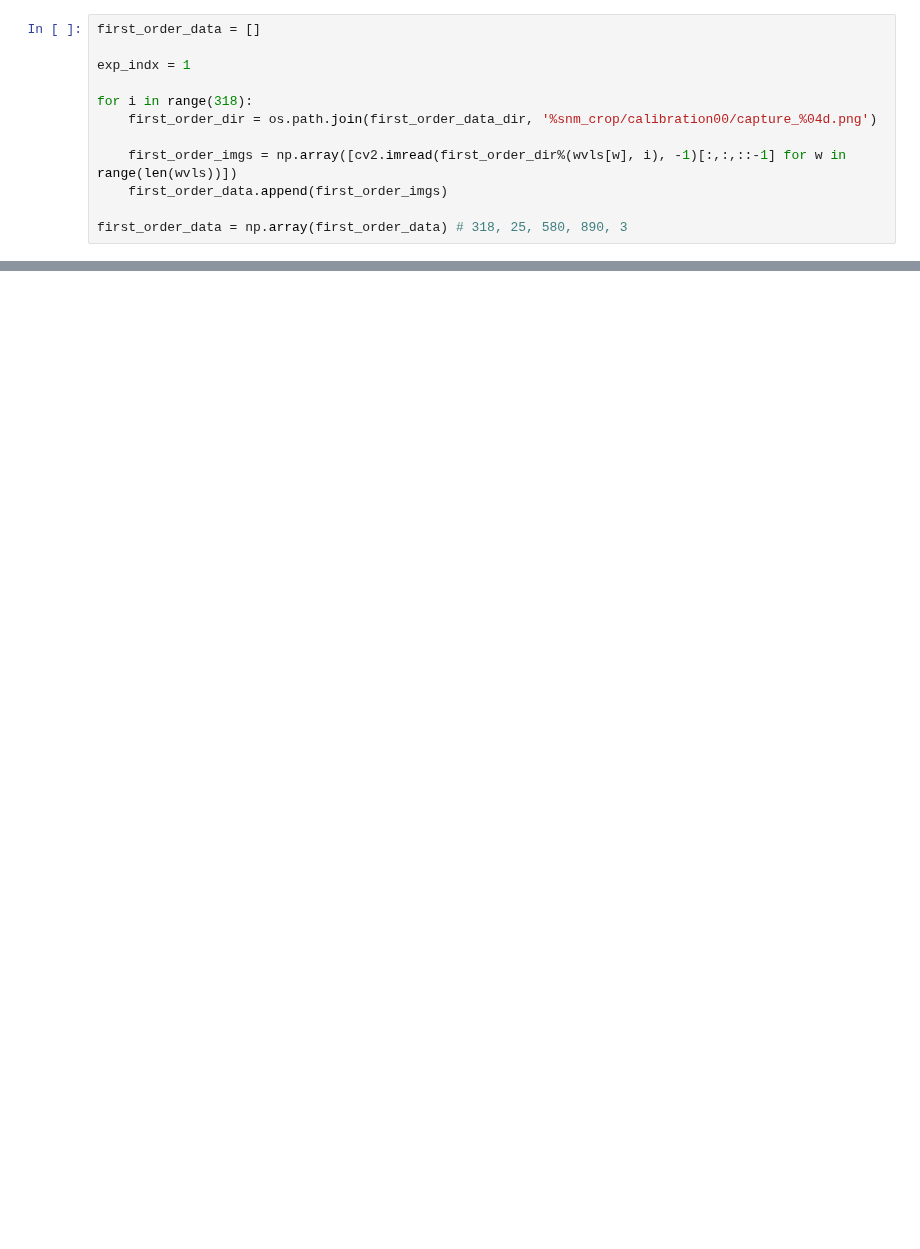
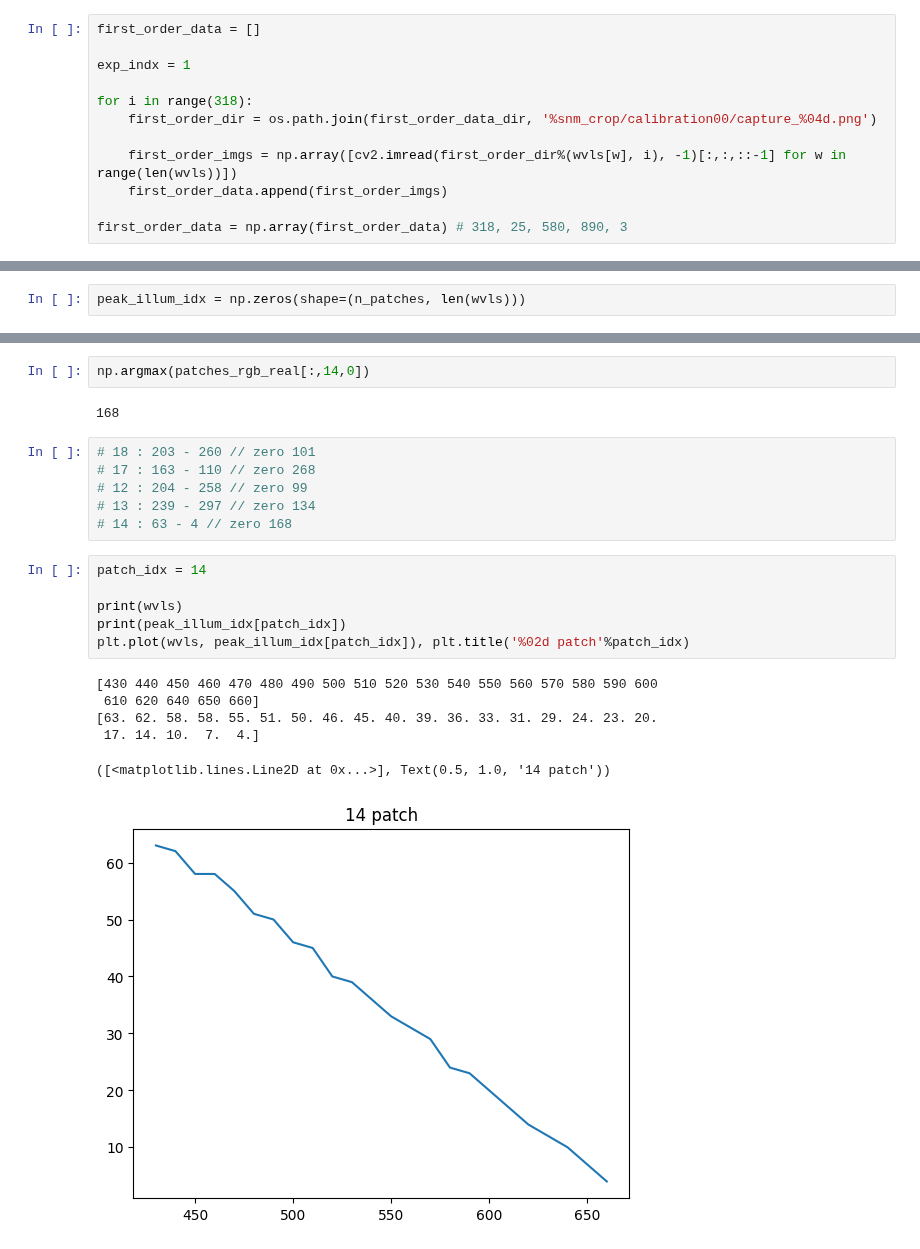
Before and after one commit to shshin1210/DSL, a Jupyter notebook: first_order_position.ipynb, the cells around one changed output, grey strips where cells are left out. Drawn from its saved outputs; the diff is of its cells as text; blank space fills up the shorter version.

```diff
--- a/first_order_position.ipynb
+++ b/first_order_position.ipynb
@@ -82,0 +84,2 @@ for p in range(n_patches):
+# %%
+peak_illum_idx = np.zeros(shape=(n_patches, len(wvls)))
@@ -82,0 +126,23 @@ for p in range(n_patches):
+# %%
+np.argmax(patches_rgb_real[:,14,0])
+# %% [output]
+168
+# %%
+# 18 : 203 - 260 // zero 101
+# 17 : 163 - 110 // zero 268
+# 12 : 204 - 258 // zero 99
+# 13 : 239 - 297 // zero 134
+# 14 : 63 - 4 // zero 168
+# %%
+patch_idx = 14
+
+print(wvls)
+print(peak_illum_idx[patch_idx])
+plt.plot(wvls, peak_illum_idx[patch_idx]), plt.title('%02d patch'%patch_idx)
+# %% [output]
+[430 440 450 460 470 480 490 500 510 520 530 540 550 560 570 580 590 600
+ 610 620 640 650 660]
+[63. 62. 58. 58. 55. 51. 50. 46. 45. 40. 39. 36. 33. 31. 29. 24. 23. 20.
+ 17. 14. 10.  7.  4.]
+([<matplotlib.lines.Line2D at 0x...>], Text(0.5, 1.0, '14 patch'))
+[figure, added]
```
Also changed, not shown: parts of 14 cells of this notebook.
